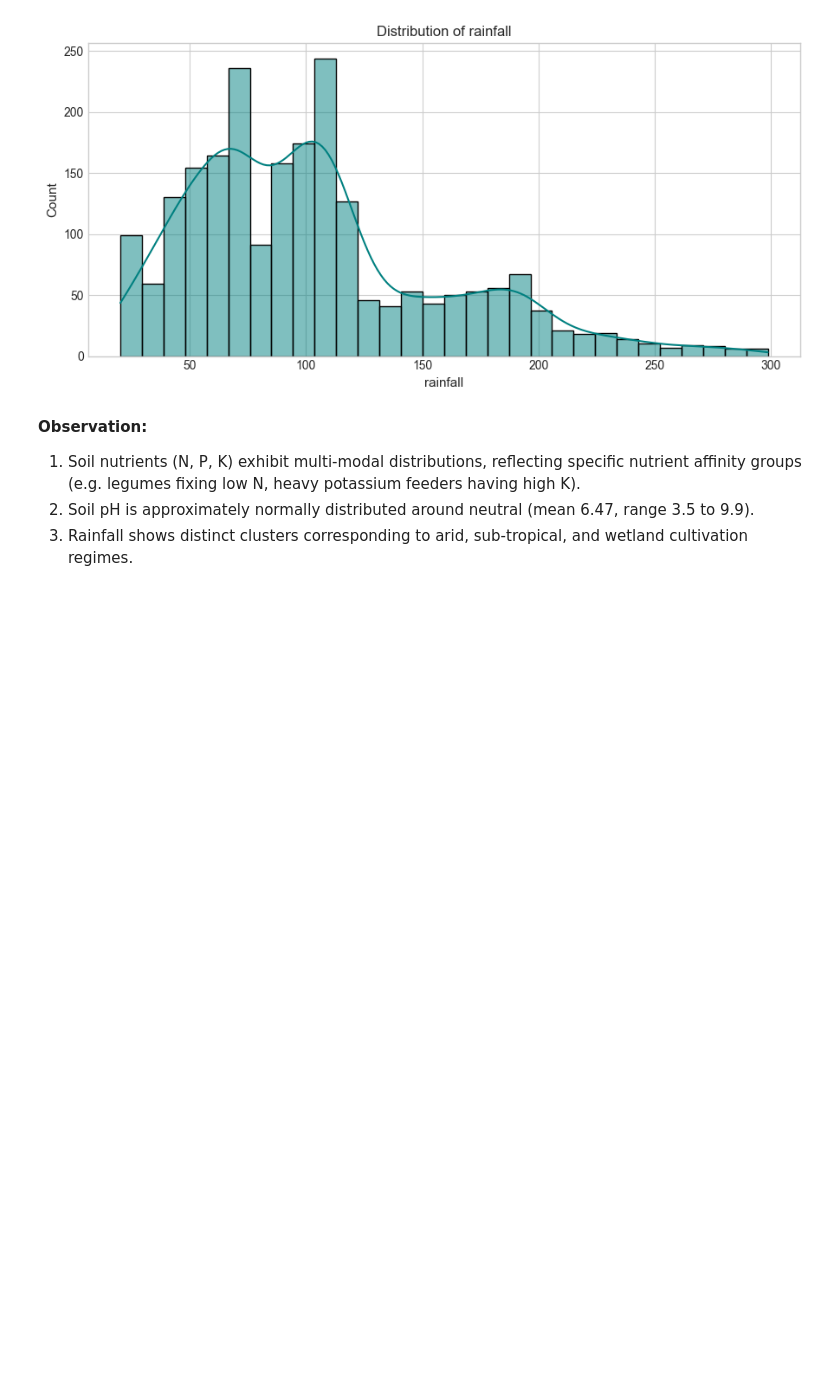
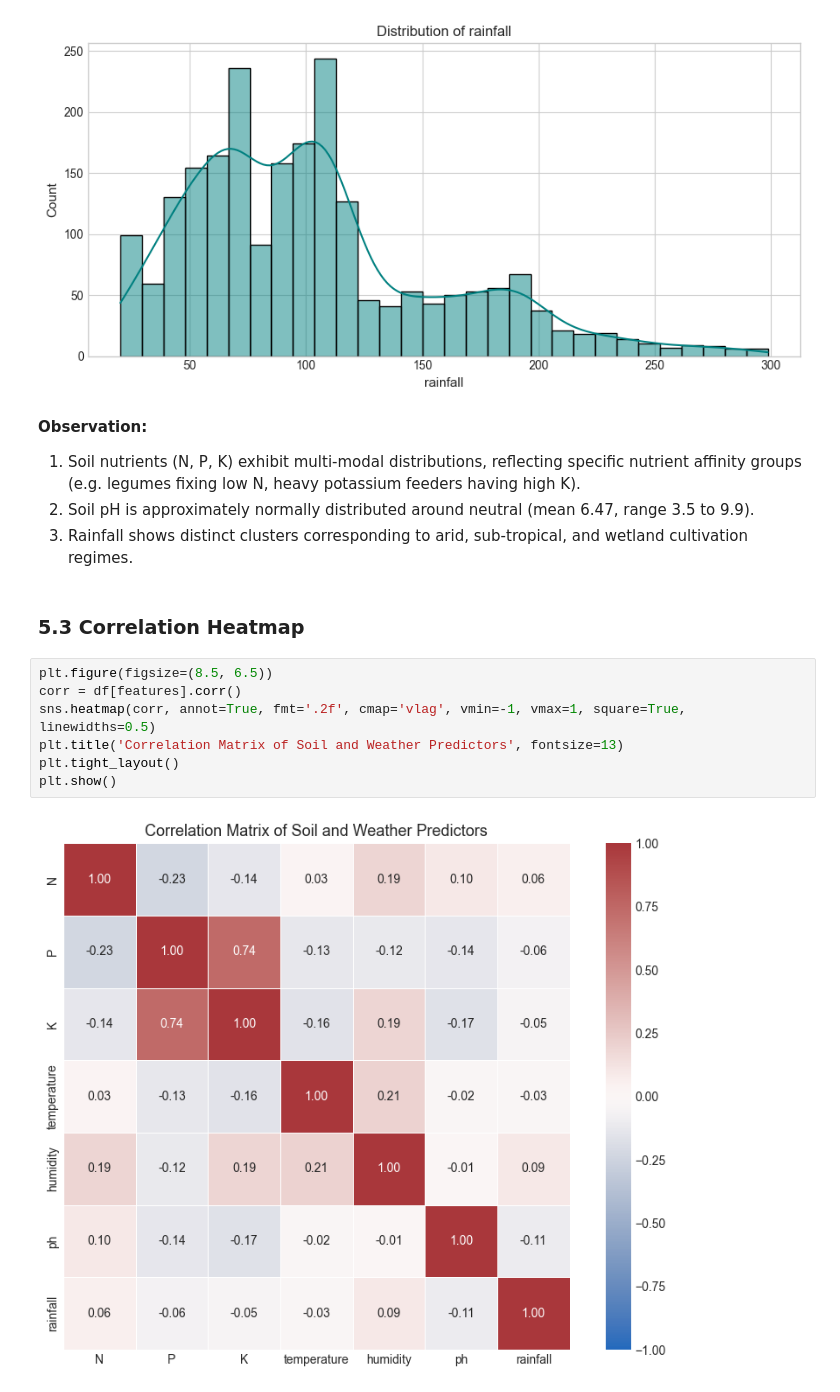
Before and after one commit to Subash-G-S/agri-predict, a Jupyter notebook: notebooks/classification.ipynb, the cells around one changed output. Drawn from its saved outputs; the diff is of its cells as text; blank space fills up the shorter version.

```diff
--- a/notebooks/classification.ipynb
+++ b/notebooks/classification.ipynb
@@ -148,3 +148,14 @@ for col in features:
 1. Soil nutrients (N, P, K) exhibit multi-modal distributions, reflecting specific nutrient affinity groups (e.g. legumes fixing low N, heavy potassium feeders having high K).
 2. Soil pH is approximately normally distributed around neutral (mean 6.47, range 3.5 to 9.9).
 3. Rainfall shows distinct clusters corresponding to arid, sub-tropical, and wetland cultivation regimes.
+# %% [markdown]
+### 5.3 Correlation Heatmap
+# %%
+plt.figure(figsize=(8.5, 6.5))
+corr = df[features].corr()
+sns.heatmap(corr, annot=True, fmt='.2f', cmap='vlag', vmin=-1, vmax=1, square=True, linewidths=0.5)
+plt.title('Correlation Matrix of Soil and Weather Predictors', fontsize=13)
+plt.tight_layout()
+plt.show()
+# %% [output]
+[figure, added]
```
Also changed, not shown: parts of 6 cells of this notebook.
